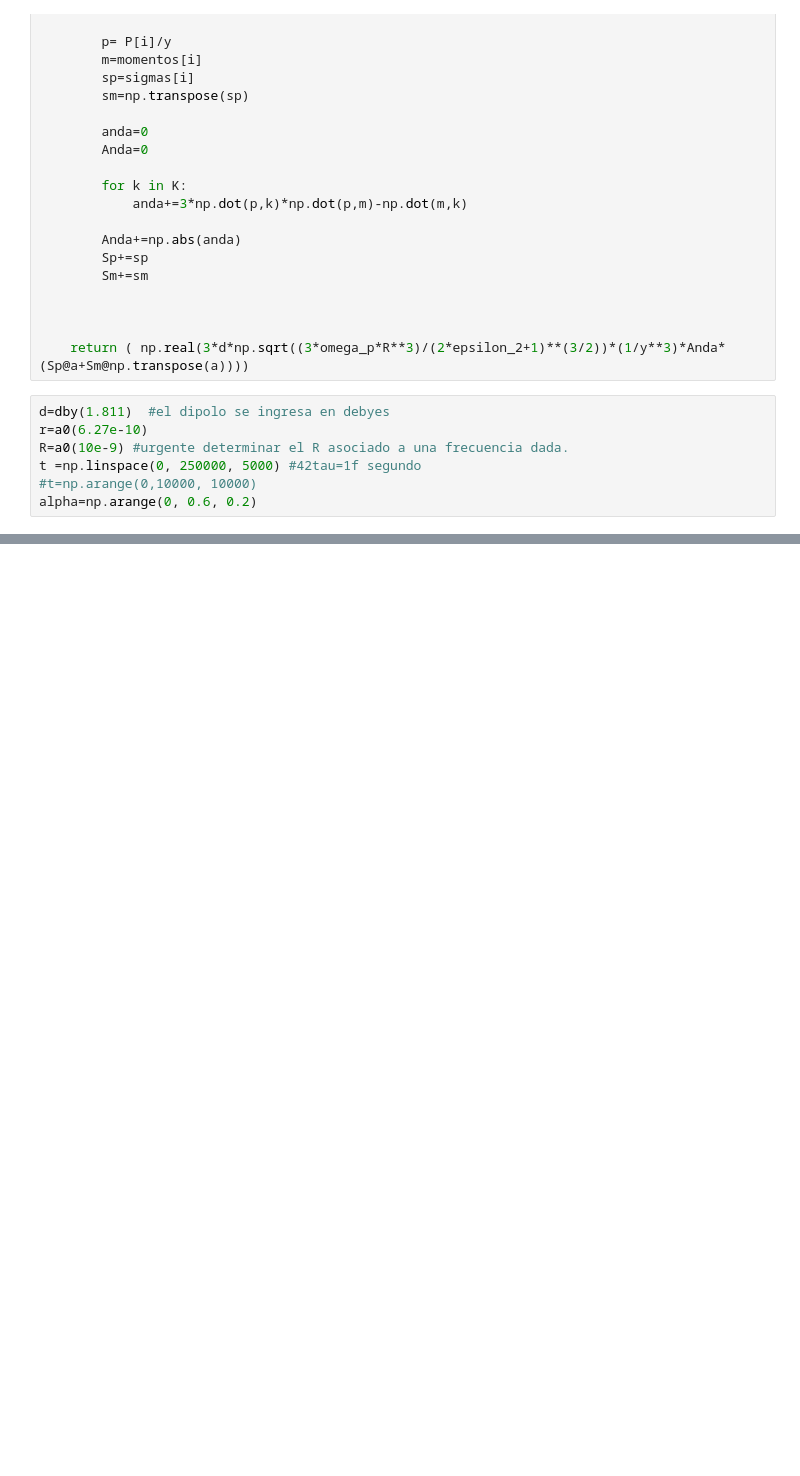
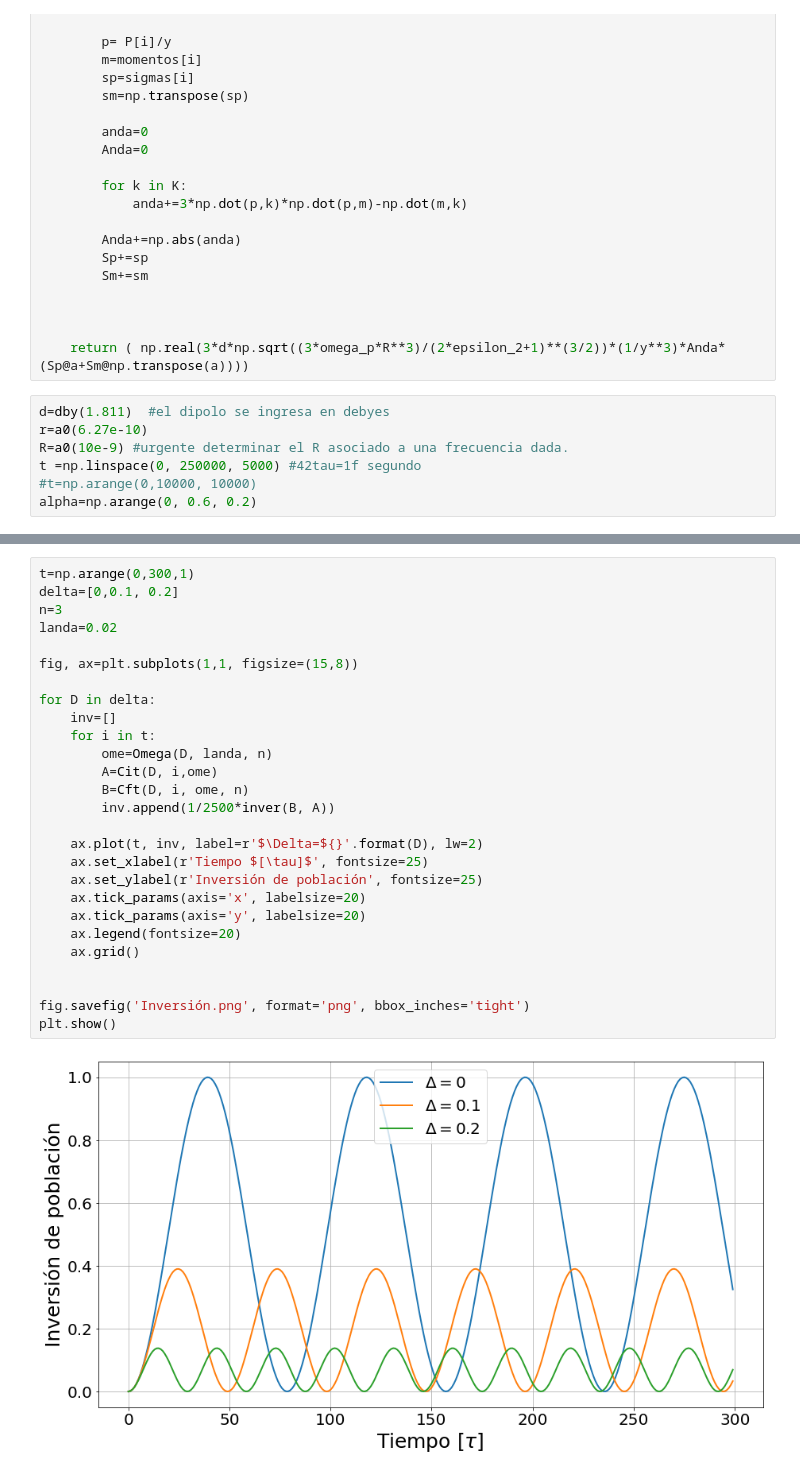
Before and after one commit to juanF9910/Trabajo_Grado_git, a Jupyter notebook: niveles_E2.ipynb, the cells around one changed output, grey strips where cells are left out. Cells and saved outputs as stored; diff of their text form; blank space fills up the shorter version.

```diff
--- a/niveles_E2.ipynb
+++ b/niveles_E2.ipynb
@@ -846,0 +877,29 @@ plt.show()
+# %%
+t=np.arange(0,300,1)
+delta=[0,0.1, 0.2]
+n=3
+landa=0.02
+
+fig, ax=plt.subplots(1,1, figsize=(15,8))
+
+for D in delta:
+    inv=[]
+    for i in t:
+        ome=Omega(D, landa, n)
+        A=Cit(D, i,ome)
+        B=Cft(D, i, ome, n)
+        inv.append(1/2500*inver(B, A))
+
+    ax.plot(t, inv, label=r'$\Delta=${}'.format(D), lw=2)
+    ax.set_xlabel(r'Tiempo $[\tau]$', fontsize=25)
+    ax.set_ylabel(r'Inversión de población', fontsize=25)
+    ax.tick_params(axis='x', labelsize=20)
+    ax.tick_params(axis='y', labelsize=20)
+    ax.legend(fontsize=20)
+    ax.grid()
+
+
+fig.savefig('Inversión.png', format='png', bbox_inches='tight')
+plt.show()
+# %% [output]
+[figure, added]
```
Also changed, not shown: parts of 5 cells of this notebook, 2 other files.
